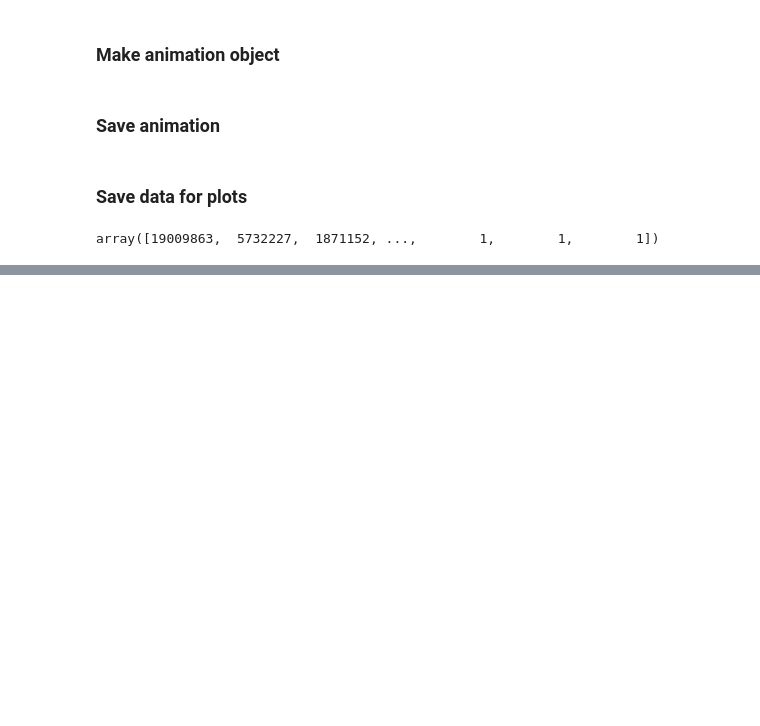
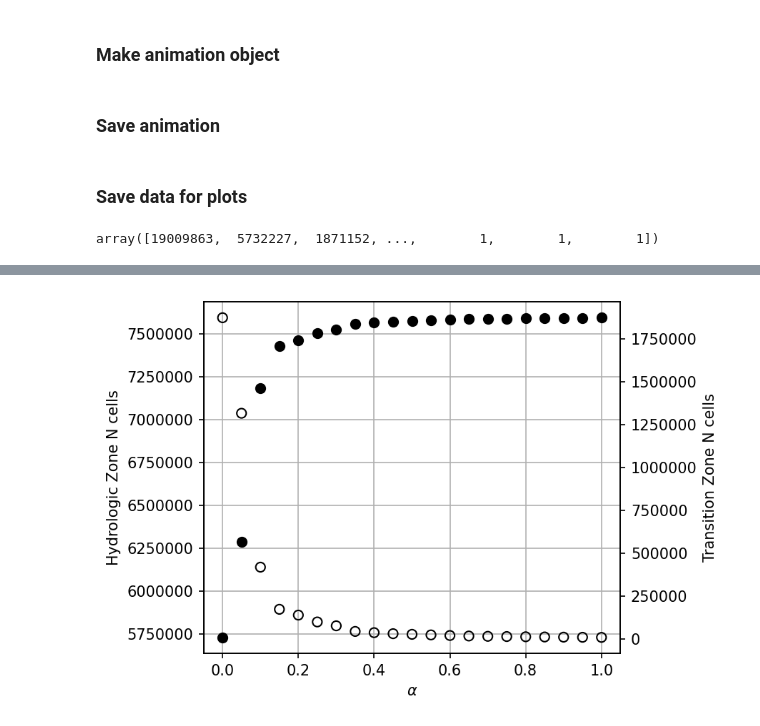
Before and after one commit to ankitghanghas/flood_are_here_si_2022, a Jupyter notebook: coupling_sensitivity_analysis.ipynb, the cells around one changed output, grey strips where cells are left out. Cells and saved outputs as stored; diff of their text form; code cells hidden in the pictures; blank space fills up the shorter version.

Commit message:
sensitivity analysis with plots

```diff
--- a/coupling_sensitivity_analysis.ipynb
+++ b/coupling_sensitivity_analysis.ipynb
@@ -276,0 +293,52 @@ IndexError: index 0 is out of bounds for axis 0 with size 0
+# %%
+# saved output from above to csv
+
+df = pd.read_csv(
+    'data_github/vary_alpha_n_zones.csv',
+    index_col=0
+    )
+# %%
+fig, ax = plt.subplots()
+
+ax.scatter(
+    df.index,
+    df.n_hydro,
+    s=40,
+    facecolors='k',
+    edgecolors='k'
+    )
+
+ax.set(
+    ylabel="Hydrologic Zone N cells",
+    xlabel=r"$\alpha$"
+)
+
+ax.grid()
+ax.set_axisbelow(True)
+ax.ticklabel_format(useOffset=False,style='plain')
+
+ax2 = ax.twinx()
+
+ax2.scatter(
+    df.index,
+    df.n_trans,
+    s=40,
+    facecolors='none',
+    edgecolors='k'
+    )
+
+ax2.set(
+    ylabel="Transition Zone N cells",
+)
+
+ax2.set_axisbelow(True)
+ax2.ticklabel_format(style='plain')
+
+fig.tight_layout()
+
+fig.savefig(
+    'data_github/alpha_sensitivity.png',
+    facecolor='w'
+    )
+# %% [output]
+[figure, added]
```
Also changed, not shown: parts of 1 cell of this notebook.
